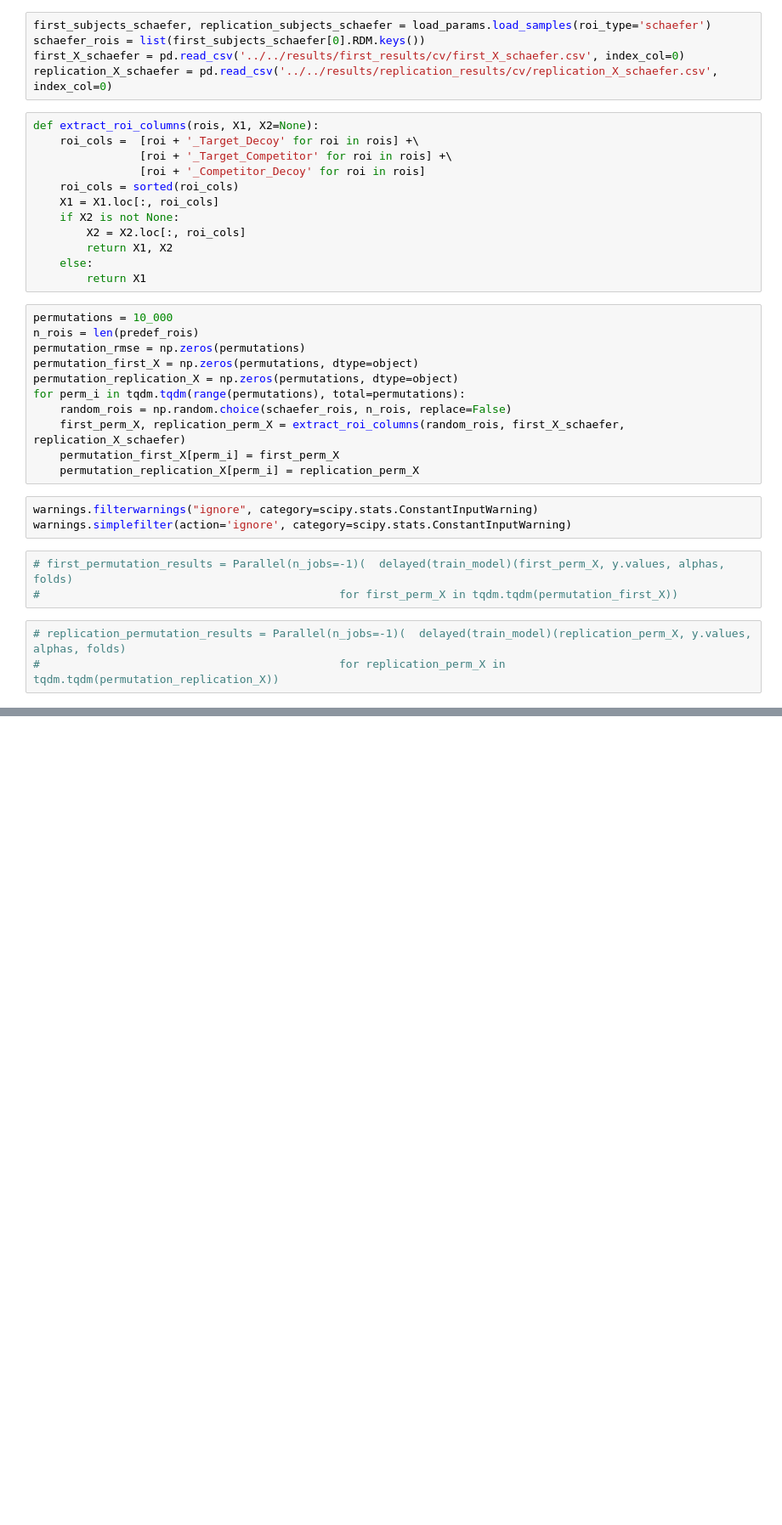
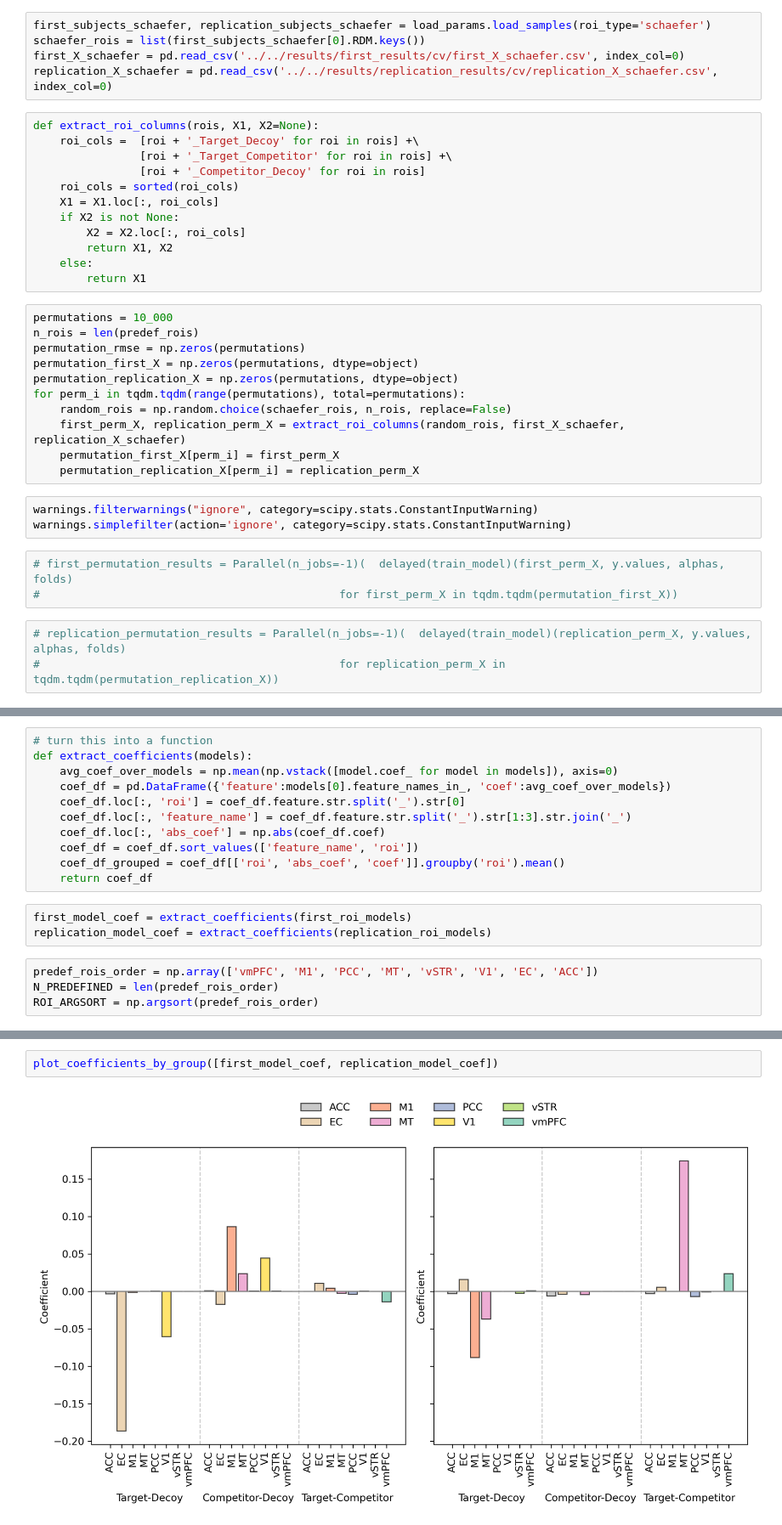
Before and after one commit to asafmm/neuro_decoy_effect, a Jupyter notebook: code/mri/fig2_predictions.ipynb, the cells around one changed output, grey strips where cells are left out. Shown at 85% size. Drawn from its saved outputs; the diff is of its cells as text; blank space fills up the shorter version.

Commit message:
add additional baseline models, univariate fmri data, and wtp data

```diff
--- a/code/mri/fig2_predictions.ipynb
+++ b/code/mri/fig2_predictions.ipynb
@@ -227,0 +314,18 @@ warnings.simplefilter(action='ignore', category=scipy.stats.ConstantInputWarning
+# %%
+# turn this into a function
+def extract_coefficients(models):
+    avg_coef_over_models = np.mean(np.vstack([model.coef_ for model in models]), axis=0)
+    coef_df = pd.DataFrame({'feature':models[0].feature_names_in_, 'coef':avg_coef_over_models})
+    coef_df.loc[:, 'roi'] = coef_df.feature.str.split('_').str[0]
+    coef_df.loc[:, 'feature_name'] = coef_df.feature.str.split('_').str[1:3].str.join('_')
+    coef_df.loc[:, 'abs_coef'] = np.abs(coef_df.coef)
+    coef_df = coef_df.sort_values(['feature_name', 'roi'])
+    coef_df_grouped = coef_df[['roi', 'abs_coef', 'coef']].groupby('roi').mean()
+    return coef_df
+# %%
+first_model_coef = extract_coefficients(first_roi_models)
+replication_model_coef = extract_coefficients(replication_roi_models)
+# %%
+predef_rois_order = np.array(['vmPFC', 'M1', 'PCC', 'MT', 'vSTR', 'V1', 'EC', 'ACC'])
+N_PREDEFINED = len(predef_rois_order)
+ROI_ARGSORT = np.argsort(predef_rois_order)
@@ -227,0 +403,4 @@ warnings.simplefilter(action='ignore', category=scipy.stats.ConstantInputWarning
+# %%
+plot_coefficients_by_group([first_model_coef, replication_model_coef])
+# %% [output]
+[figure, added]
```
Also changed, not shown: parts of 26 cells of this notebook, 8 other files.
